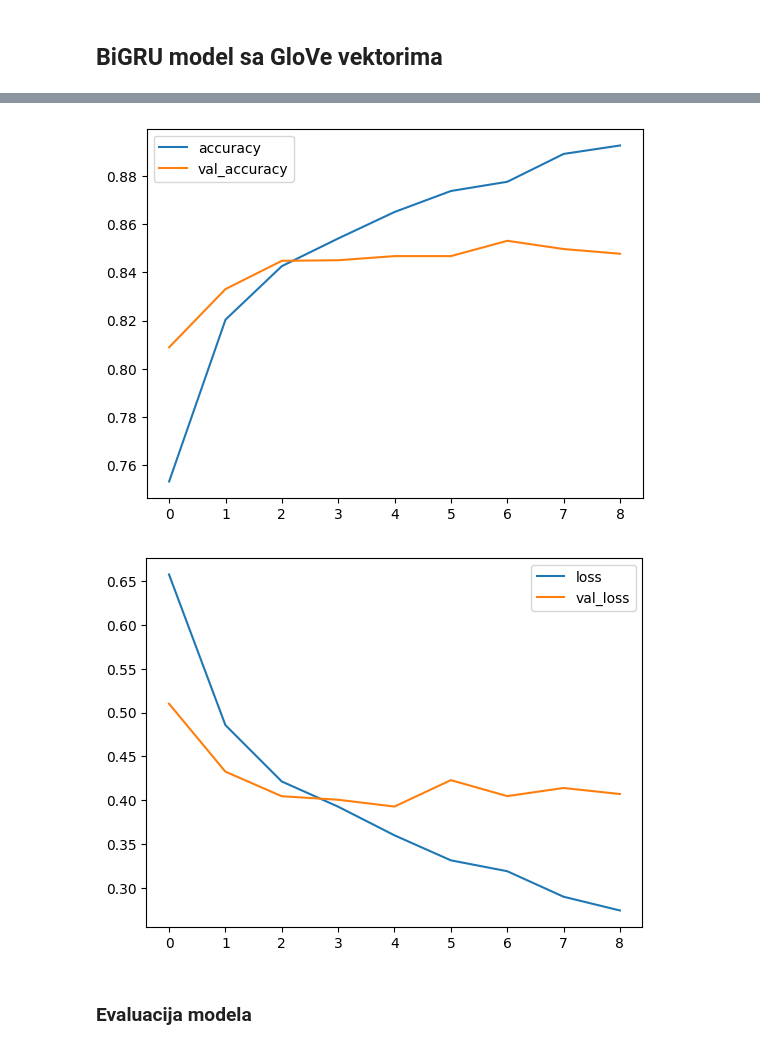
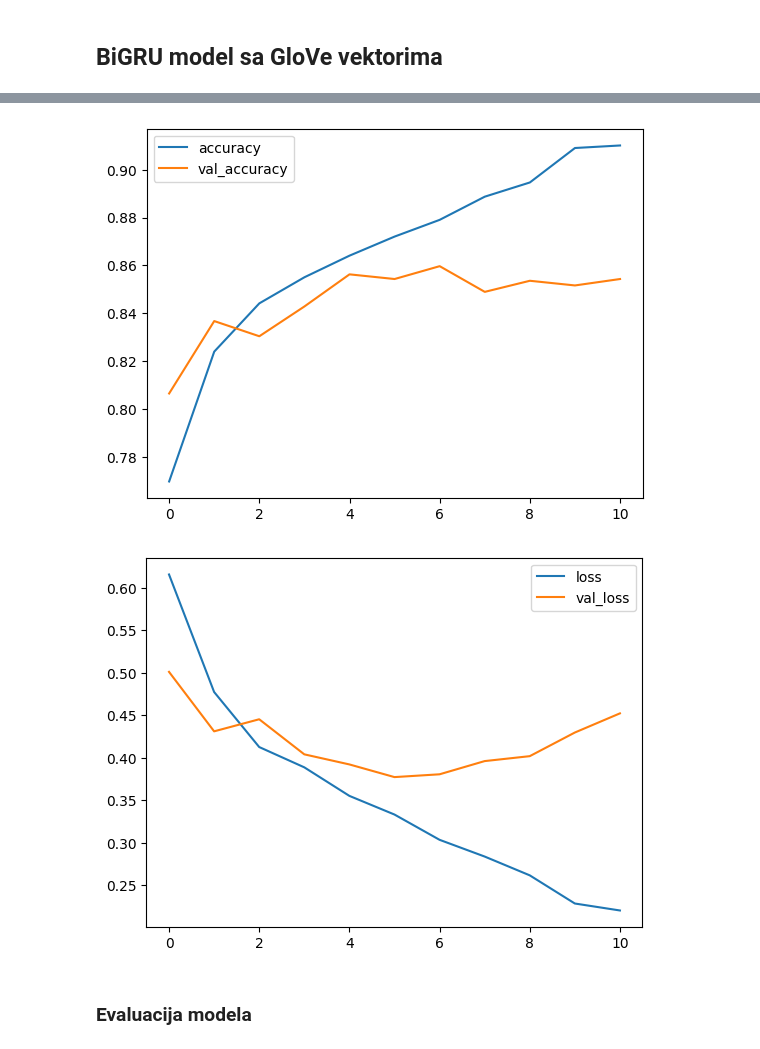
Before and after one commit to dsabljic/UUI-NLP-u-ugostiteljstvu, a Jupyter notebook: SentimentAnalysis.ipynb, the cells around one changed output, grey strips where cells are left out. Drawn from its saved outputs; the diff is of its cells as text; code cells hidden in the pictures.

```diff
--- a/SentimentAnalysis.ipynb
+++ b/SentimentAnalysis.ipynb
@@ -233,9 +234,8 @@ sns.countplot(x='Label', data=df);
 X_train, X_test, y_train, y_test = train_test_split(df["Review"], df["Label"], test_size=0.2, random_state=72)
 X_train, X_val, y_train, y_val = train_test_split(X_train, y_train, test_size=0.25, random_state=72)
 # %%
-# Definirajte stopwords i izuzmite one koji utječu na sentiment
 stop_words = set(stopwords.words('english'))
-words_to_keep = {'not', 'no', 'nt', 'very', 'really'}
+words_to_keep = {'not', 'no', 'nt', 'very'}
 filtered_stop_words = stop_words - words_to_keep
 
 stemmer = SnowballStemmer("english")
@@ -556,5 +556,13 @@ embedding_layer = tf.keras.layers.Embedding(
+# %%
+checkpoint_path = "models/gru_glove.ckpt"
+
+checkpoint = tf.keras.callbacks.ModelCheckpoint(checkpoint_path,
+                                                monitor="val_loss", mode="min",
+                                                save_best_only=True,
+                                                save_weights_only=True,
+                                                verbose=1)
 # %%
-gru_model_glove = tf.keras.models.Sequential([
+gru_model_glove1 = tf.keras.models.Sequential([
     encoder,
     embedding_layer,
     Bidirectional(GRU(64)),
@@ -562,9 +570,11 @@ gru_model_glove = tf.keras.models.Sequential([
     Dropout(0.4),
     Dense(3, activation='softmax')])
 
-gru_model_glove.compile(optimizer=Adam(learning_rate=1e-3), loss='sparse_categorical_crossentropy', metrics=['accuracy'])
+early_stopping = tf.keras.callbacks.EarlyStopping(patience=5, monitor='val_loss')
 
-history = gru_model_glove.fit(train_ds, epochs=10, validation_data=val_ds, callbacks=[tf.keras.callbacks.EarlyStopping(patience=2, monitor="val_accuracy")])
+gru_model_glove1.compile(optimizer=Adam(learning_rate=1e-3), loss='sparse_categorical_crossentropy', metrics=['accuracy'])
+
+history = gru_model_glove1.fit(train_ds, epochs=25, validation_data=val_ds, callbacks=[early_stopping, checkpoint])
 print(f"\nFinal val_accuracy: {history.history['val_accuracy'][-1]:.2%}\n")
 
 plot_metrics(history)
@@ -592,4 +599,4 @@ Final val_accuracy: 84.77%
-[figure, old version]
+[figure, new version]
-[figure, old version]
+[figure, new version]
 # %% [markdown]
 ### Evaluacija modela
```
Also changed, not shown: parts of 15 cells of this notebook.
